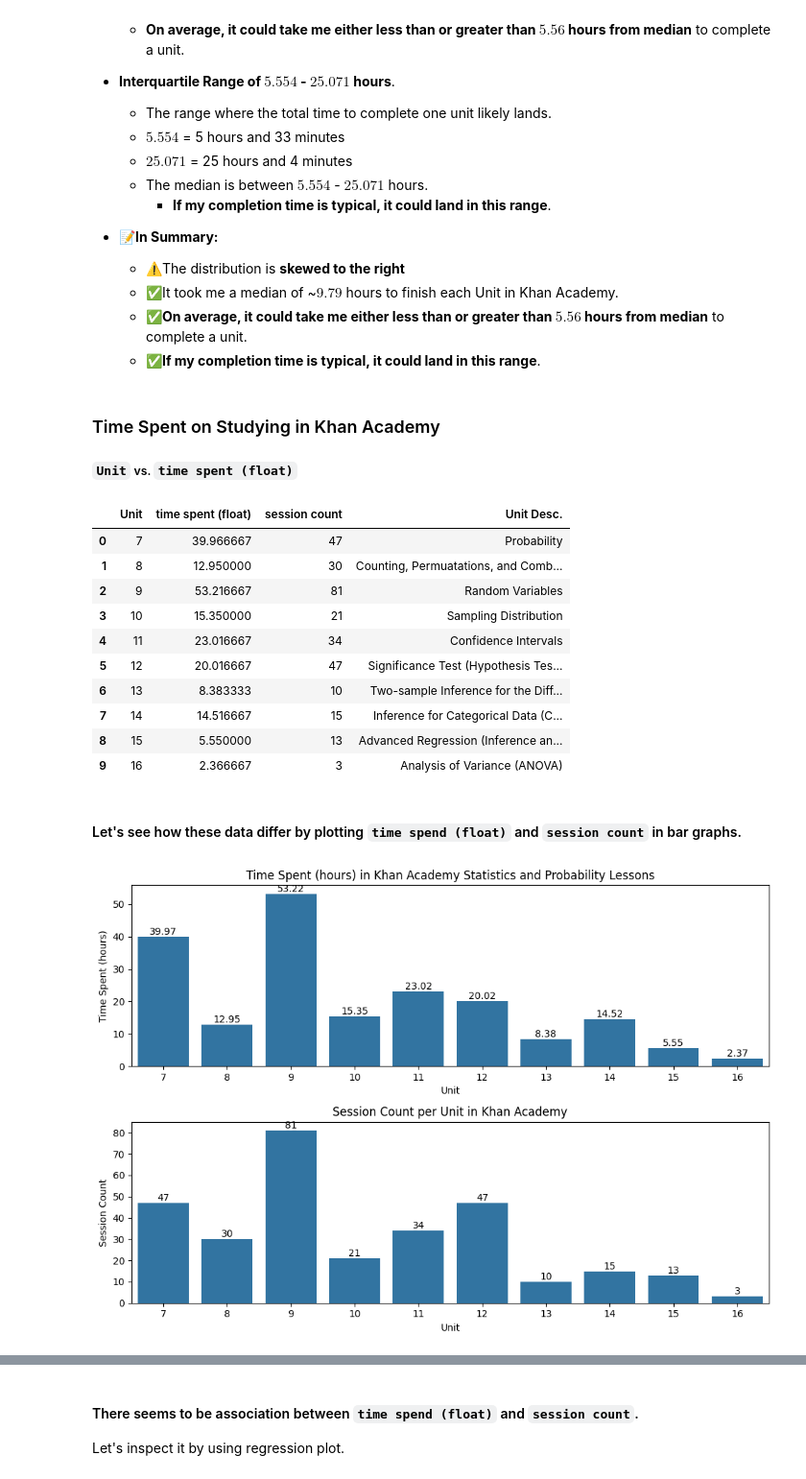
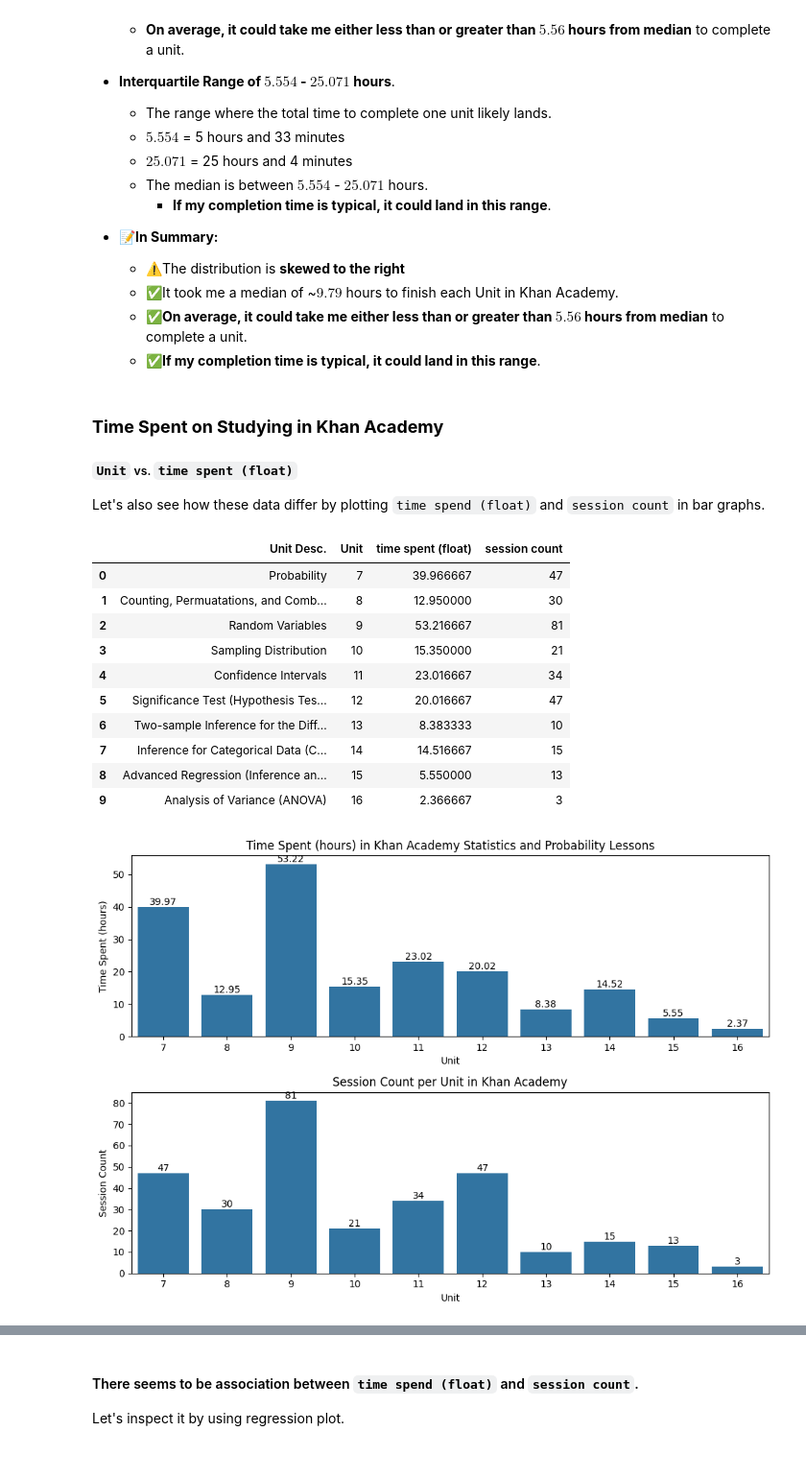
Before and after one commit to Ivan-Alexis-Tan/Time-Spent-on-Studying, a Jupyter notebook: Time spent analysis.ipynb, the cells around one changed output, grey strips where cells are left out. Shown at 96% size. Cells and saved outputs as stored; diff of their text form; code cells hidden in the pictures.

```diff
--- a/Time spent analysis.ipynb
+++ b/Time spent analysis.ipynb
@@ -765,58 +765,57 @@ Name: sum, dtype: float64
     - ✅**On average, it could take me either less than or greater than $5.56$ hours from median** to complete a unit.
     - ✅**If my completion time is typical, it could land in this range**.
 # %% [markdown]
-### Time Spent on Studying in Khan Academy
+### **Time Spent on Studying in Khan Academy**
 ##### `Unit` vs. `time spent (float)`
+Let's also see how these data differ by plotting `time spend (float)` and `session count` in bar graphs.
-# %%
-# Filtering Category When I Only Studied in Khan Academy
-df_khan_unit = df.loc[df['Category'] == 'khan academy', ['Unit', 'Lesson', 'time spent (float)', 'unit desc.']]
-
-df_khan_timespent_unit_sum = df_khan_unit.groupby('Unit')['time spent (float)'].sum().reset_index()     #<- Total time spent in each unit
-df_khan_timespent_unit_count = df_khan_unit.groupby('Unit')['Lesson'].count().rename('session count')   #<- Count of sessions
-
-khan_timespent_unit_sum_count = pd.merge(df_khan_timespent_unit_sum, df_khan_timespent_unit_count.reset_index(), on='Unit') #<- Merge total time and count of sessions
-khan_timespent_unit_sum_count['Unit Desc.'] = khan_timespent_unit_sum_count['Unit'].map(unit_desc)      #<- Appending unit description
-
-khan_timespent_unit_sum_count
-# %% [output]
-|  | Unit | time spent (float) | session count | Unit Desc. |
-| 0 | 7 | 39.966667 | 47 | Probability |
-| 1 | 8 | 12.950000 | 30 | Counting, Permuatations, and Comb... |
-| 2 | 9 | 53.216667 | 81 | Random Variables |
-| 3 | 10 | 15.350000 | 21 | Sampling Distribution |
-| 4 | 11 | 23.016667 | 34 | Confidence Intervals |
-| 5 | 12 | 20.016667 | 47 | Significance Test (Hypothesis Tes... |
-| 6 | 13 | 8.383333 | 10 | Two-sample Inference for the Diff... |
-| 7 | 14 | 14.516667 | 15 | Inference for Categorical Data (C... |
-| 8 | 15 | 5.550000 | 13 | Advanced Regression (Inference an... |
-| 9 | 16 | 2.366667 | 3 | Analysis of Variance (ANOVA) |
-# %% [markdown]
-#### Let's see how these data differ by plotting `time spend (float)` and `session count` in bar graphs.
 # %%
+# Filtering Category When I Only Studied in Khan Academy
+df_khan_unit = df_learning.loc[df_learning['Category'] == 'khan academy', ['Unit', 'Lesson', 'time spent (float)', 'unit desc.']]
+
+df_khan_timespent_unit_sum = df_khan_unit.groupby('Unit')['time spent (float)'].sum().reset_index()     #<- Total time spent in each unit
+df_khan_timespent_unit_count = df_khan_unit.groupby('Unit')['Lesson'].count().rename('session count')   #<- Count of sessions
+
+khan_timespent_unit_sum_count = pd.merge(df_khan_timespent_unit_sum, df_khan_timespent_unit_count.reset_index(), on='Unit') #<- Merge total time and count of sessions
+khan_timespent_unit_sum_count['Unit Desc.'] = khan_timespent_unit_sum_count['Unit'].map(unit_desc)      #<- Appending unit description
+
 # Bar Graphs of Total Time Spent and Count of Sessions
 fig, ax = plt.subplots(2, 1, figsize=(10, 7))
 
 # Plot for `Time Spent (hours) in Khan Academy Statistics and Probability Lessons`
 plot1 = sns.barplot(data=khan_timespent_unit_sum_count, x='Unit', y='time spent (float)', ax=ax[0])     #<- Total time spent
 for bar in plot1.patches:                                                                               #<- Data labels
     height = bar.get_height()
 
     if height > 0:
         plot1.text(bar.get_x() + bar.get_width()/2, height, f'{height:.2f}', va='bottom', ha='center')
 plot1.set_title('Time Spent (hours) in Khan Academy Statistics and Probability Lessons')
 plot1.set_ylabel('Time Spent (hours)')
 
 # Plot for `Session Count per Unit in Khan Academy`
 plot2 = sns.barplot(data=khan_timespent_unit_sum_count, x='Unit', y='session count', ax=ax[1])          #<- Count of sessions
 for bar in plot2.patches:                                                                               #<- Data labels
     height = bar.get_height()
 
     if height > 0:
         plot2.text(bar.get_x() + bar.get_width()/2, height, f'{int(height)}', va='bottom', ha='center')
 plot2.set_title('Session Count per Unit in Khan Academy')
 plot2.set_ylabel('Session Count')
 
 plt.tight_layout()
+
+# Terminatl Output
+khan_timespent_unit_sum_count[['Unit Desc.', 'Unit', 'time spent (float)', 'session count']]
 # %% [output]
+|  | Unit Desc. | Unit | time spent (float) | session count |
+| 0 | Probability | 7 | 39.966667 | 47 |
+| 1 | Counting, Permuatations, and Comb... | 8 | 12.950000 | 30 |
+| 2 | Random Variables | 9 | 53.216667 | 81 |
+| 3 | Sampling Distribution | 10 | 15.350000 | 21 |
+| 4 | Confidence Intervals | 11 | 23.016667 | 34 |
+| 5 | Significance Test (Hypothesis Tes... | 12 | 20.016667 | 47 |
+| 6 | Two-sample Inference for the Diff... | 13 | 8.383333 | 10 |
+| 7 | Inference for Categorical Data (C... | 14 | 14.516667 | 15 |
+| 8 | Advanced Regression (Inference an... | 15 | 5.550000 | 13 |
+| 9 | Analysis of Variance (ANOVA) | 16 | 2.366667 | 3 |
 [figure]
 # %% [markdown]
```
Also changed, not shown: parts of 7 cells of this notebook.
